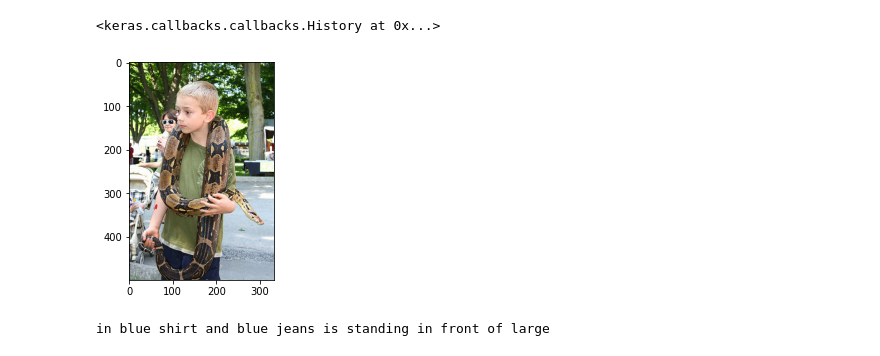
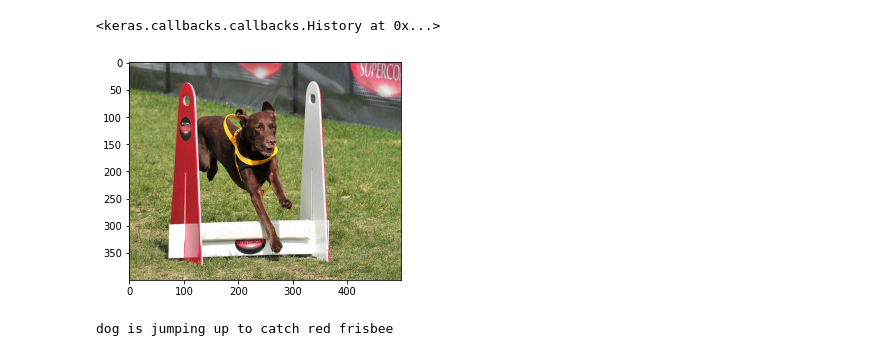
Before and after one commit to malraharsh/Image-Captioning, a Jupyter notebook: Image_Captioning.ipynb, the cells around one changed output. Saved outputs shown, nothing was run; the diff lists cells and outputs as text; code cells hidden in the pictures.

Commit message:
greedy search mine

```diff
--- a/Image_Captioning.ipynb
+++ b/Image_Captioning.ipynb
@@ -488,39 +488,47 @@ Epoch 5/5
 1618/1618 [==============================] - 266s 165ms/step - loss: 2.7069
 <keras.callbacks.callbacks.History at 0x...>
 # %%
-model.optimizer.lr = 1e-4
-batch_n_images = 5
+model.compile(loss='categorical_crossentropy', optimizer=Adam(lr=1e-4))
+batch_n_images = 2
 steps = len(descriptions) // batch_n_images
+epochs=2
+# %%
+model.fit(data_generator(batch_n_images, encoded_train_images),
+          steps_per_epoch=steps,
+          epochs=epochs,
+          verbose=1)
 # %%
 path_weights = 'model_30.h5'
-model.save_weights(path_weights)
-# model.load_weights(path_weights)
+# model.save_weights(path_weights)
+model.load_weights(path_weights)
 # %%
-def greedySearch(photo):
-    in_text = 'startseq'
+def greedySearch(img):
+    text = ['startseq']
+    seq = list()
+
     for i in range(max_length_sent):
-        sequence = [word2idx[w] for w in in_text.split() if w in word2idx]
-        sequence = pad_sequences([sequence], maxlen=max_length_sent)
-        yhat = model.predict([photo,sequence], verbose=0)
-        yhat = np.argmax(yhat)
-        word = idx2word[yhat]
-        in_text += ' ' + word
-        if word == 'endseq':
+        idx = word2idx[text[-1]] if text[-1] in word2idx else None
+        if idx:
+            seq.append(idx)
+        sequence = pad_sequences([seq], maxlen=max_length_sent)
+        pred = model.predict([img, sequence], verbose=0)
+        pred = np.argmax(pred)
+        pred_word = idx2word[pred]
+        text.append(pred_word)
+        if pred_word == 'endseq':
             break
-    final = in_text.split()
-    final = final[1:-1]
-    final = ' '.join(final)
-    return final
+
+    return ' '.join(text[1:-1])
 # %%
 test_images_keys = list(encoded_test_images.keys())
 # %%
-idx = 10
+idx += 10
 imgkey = test_images_keys[idx]
 encoded_img = encoded_test_images[imgkey].reshape((1, -1))
 image = plt.imread(path_img_data + imgkey)
 plt.imshow(image)
 plt.show()
 print(greedySearch(encoded_img))
 # %% [output]
-[figure, old version]
+[figure, new version]
-in blue shirt and blue jeans is standing in front of large
+dog is jumping up to catch red frisbee
```
Also changed, not shown: parts of 1 cell of this notebook.
